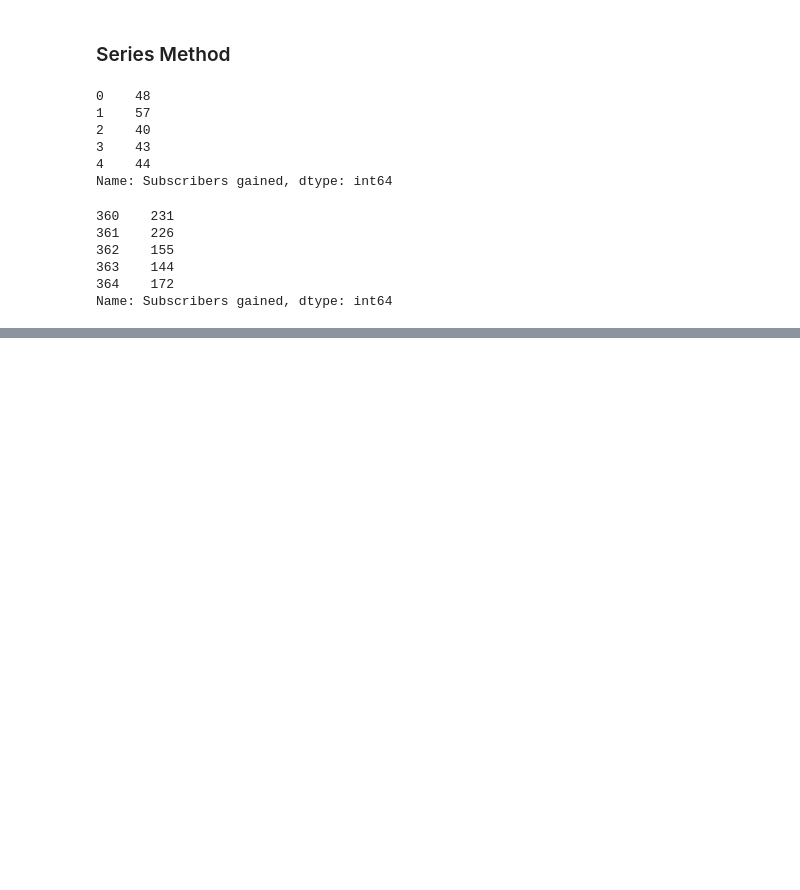
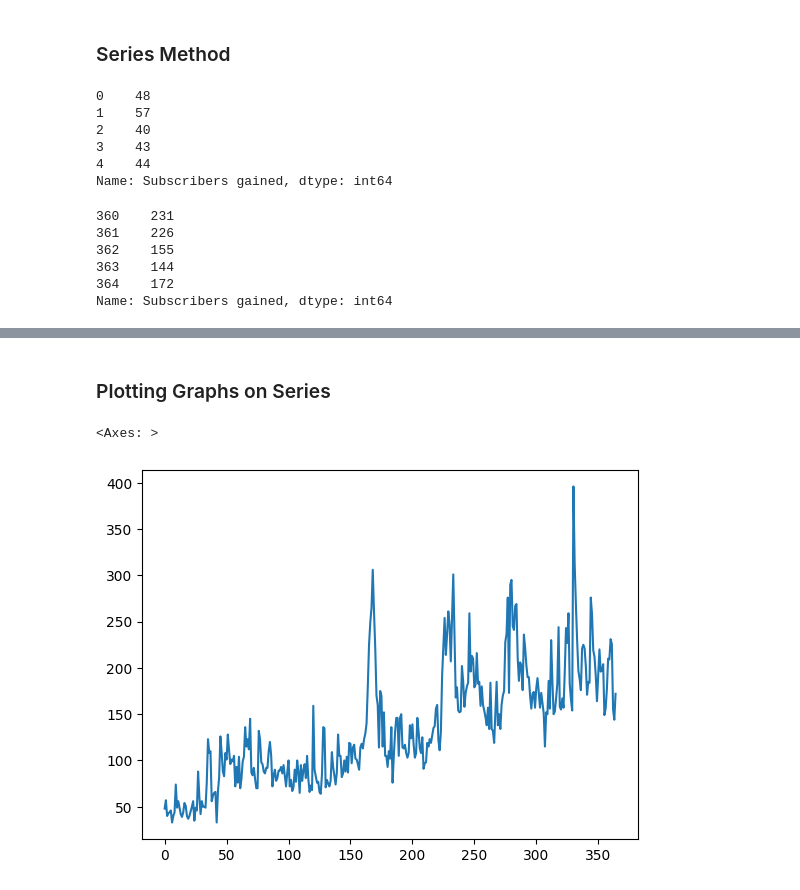
Before and after one commit to fahim-506/eda-with-python, a Jupyter notebook: notebooks/04_pandas_series.ipynb, the cells around one changed output, grey strips where cells are left out. Saved outputs shown, nothing was run; the diff lists cells and outputs as text; code cells hidden in the pictures; blank space fills up the shorter version.

Commit message:
update pandas series

```diff
--- a/notebooks/04_pandas_series.ipynb
+++ b/notebooks/04_pandas_series.ipynb
@@ -187,0 +496,7 @@ Name: Subscribers gained, dtype: int64
+# %% [markdown]
+### Plotting Graphs on Series
+# %%
+s.plot()
+# %% [output]
+<Axes: >
+[figure, added]
```
Also changed, not shown: parts of 49 cells of this notebook.
